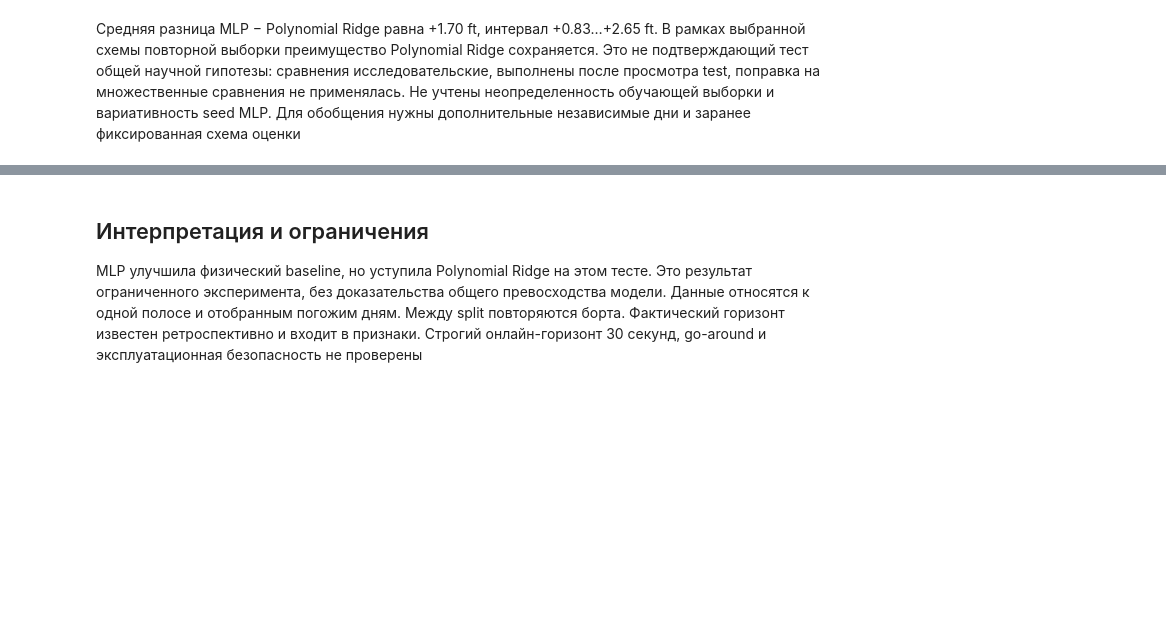
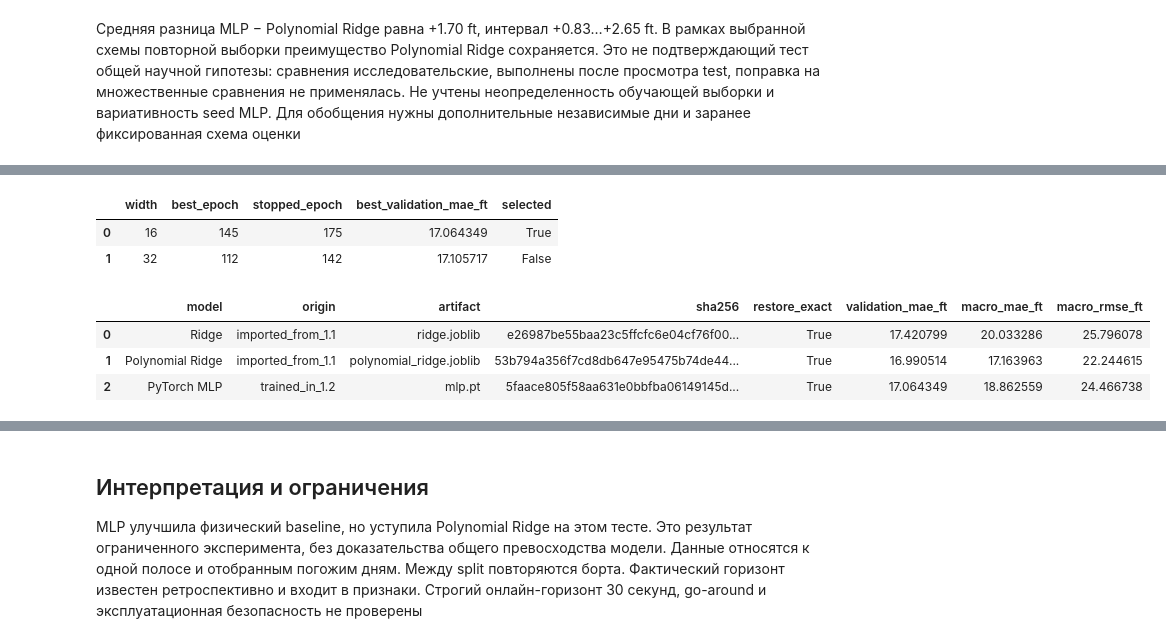
Before and after one commit to steptovictory-dev/Approach-Risk-ver.-1.2, a Jupyter notebook: notebooks/01_lfpg_pipeline.ipynb, the cells around one changed output, grey strips where cells are left out. Drawn from its saved outputs; the diff is of its cells as text; code cells hidden in the pictures; blank space fills up the shorter version.

Commit message:
Verify restored models and document PyTorch training and selection

```diff
--- a/notebooks/01_lfpg_pipeline.ipynb
+++ b/notebooks/01_lfpg_pipeline.ipynb
@@ -233,0 +246,12 @@ display(Image(filename=str(root / "reports/paired_uncertainty.png")))
+# %%
+# Показываем выбор эпохи и проверку восстановленных моделей
+display(pd.read_csv(root / "reports/mlp_selection.csv"))
+display(pd.read_csv(root / "reports/artifact_verification.csv"))
+# %% [output]
+|  | width | best_epoch | stopped_epoch | best_validation_mae_ft | selected |
+| 0 | 16 | 145 | 175 | 17.064349 | True |
+| 1 | 32 | 112 | 142 | 17.105717 | False |
+|  | model | origin | artifact | sha256 | restore_exact | validation_mae_ft | macro_mae_ft | macro_rmse_ft |
+| 0 | Ridge | imported_from_1.1 | ridge.joblib | e26987be55baa23c5ffcfc6e04cf76f00... | True | 17.420799 | 20.033286 | 25.796078 |
+| 1 | Polynomial Ridge | imported_from_1.1 | polynomial_ridge.joblib | 53b794a356f7cd8db647e95475b74de44... | True | 16.990514 | 17.163963 | 22.244615 |
+| 2 | PyTorch MLP | trained_in_1.2 | mlp.pt | 5faace805f58aa631e0bbfba06149145d... | True | 17.064349 | 18.862559 | 24.466738 |
```
Also changed, not shown: parts of 2 cells of this notebook, 7 other files.
